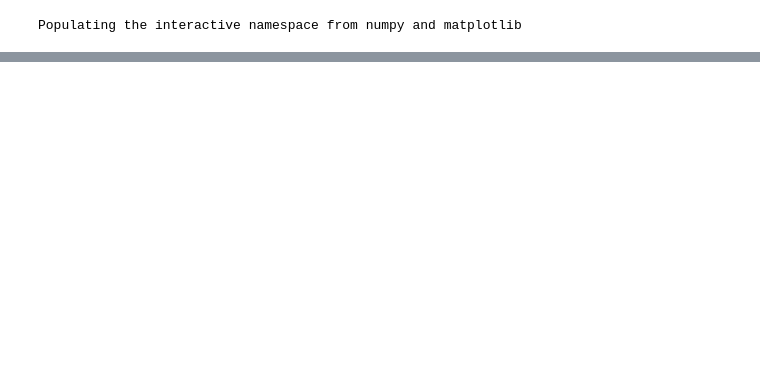
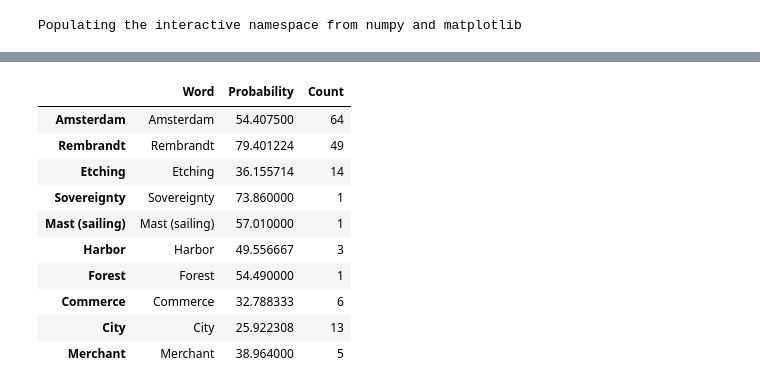
Before and after one commit to c-martinez/BeyondTheBook, a Jupyter notebook: Wikipedia miner interface.ipynb, the cells around one changed output, grey strips where cells are left out. Cells and saved outputs as stored; diff of their text form; code cells hidden in the pictures; blank space fills up the shorter version.

Commit message:
Full books: scranton chums and Rembrant's Amsterdam

```diff
--- a/Wikipedia miner interface.ipynb
+++ b/Wikipedia miner interface.ipynb
@@ -358,0 +430,2 @@ Intuition (knowledge)           -0
+# %%
+data2 = pd.read_pickle('data2_scranton.pkl')
@@ -358,0 +457,26 @@ Intuition (knowledge)           -0
+# %%
+figure(figsize=(12,12))
+
+plot(data3['NL'], data3['CA'],'+')
+
+for nl,ca,txt in zip(data3['NL'], data3['CA'], data3['Word']):
+    annotate(txt, (nl,ca), rotation=-10)
+
+plot([-1, 1], [0, 0] , 'r-')
+plot([0, 0] , [-1, 1],'r-')
+
+x = len(data3)
+
+data4 = data3[(data3['NL']>0) & (data3['CA']>0)]
+plot([0, data4['NL'].sum()/x], [0, data4['CA'].sum()/x], 'm-o')
+data4 = data3[(data3['NL']>0) & (data3['CA']<0)]
+plot([0, data4['NL'].sum()/x], [0, data4['CA'].sum()/x], 'm-o')
+data4 = data3[(data3['NL']<0) & (data3['CA']>0)]
+plot([0, data4['NL'].sum()/x], [0, data4['CA'].sum()/x], 'm-o')
+data4 = data3[(data3['NL']<0) & (data3['CA']<0)]
+plot([0, data4['NL'].sum()/x], [0, data4['CA'].sum()/x], 'm-o')
+plot([0, data3['NL'].sum()/x], [0, data3['CA'].sum()/x], 'g-o')
+
+
+xlabel('NL')
+ylabel('CA')
@@ -358,0 +520,23 @@ Intuition (knowledge)           -0
+# %%
+dataFile = '../wikipedia-miner-1.2.0/data/books/pyAnnotations/pg31127_core_paragraph.txt'
+data = pd.read_csv(dataFile, names = ['Word','Probability'], quotechar='"')
+data['Probability'] = data['Probability'].apply(lambda x: np.double(x.replace('%', '')))
+
+byWord = data.groupby('Word')
+words = data['Word'].unique()
+data2 = pd.DataFrame(words, index=words, columns=['Word'])
+data2['Probability'] = byWord.mean()
+data2['Count'] = byWord.size()
+data2[:10]
+# %% [output]
+|  | Word | Probability | Count |
+| Amsterdam | Amsterdam | 54.407500 | 64 |
+| Rembrandt | Rembrandt | 79.401224 | 49 |
+| Etching | Etching | 36.155714 | 14 |
+| Sovereignty | Sovereignty | 73.860000 | 1 |
+| Mast (sailing) | Mast (sailing) | 57.010000 | 1 |
+| Harbor | Harbor | 49.556667 | 3 |
+| Forest | Forest | 54.490000 | 1 |
+| Commerce | Commerce | 32.788333 | 6 |
+| City | City | 25.922308 | 13 |
+| Merchant | Merchant | 38.964000 | 5 |
```
Also changed, not shown: parts of 21 cells of this notebook, 2 other files.
